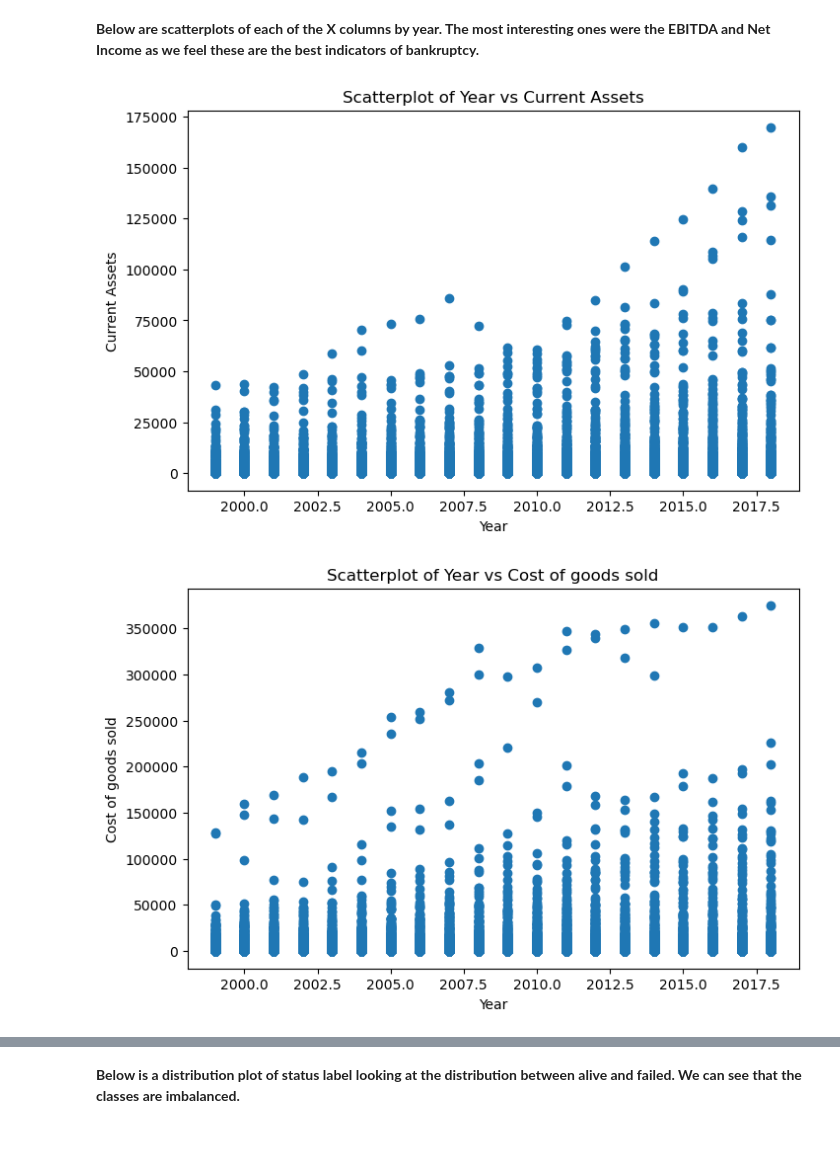
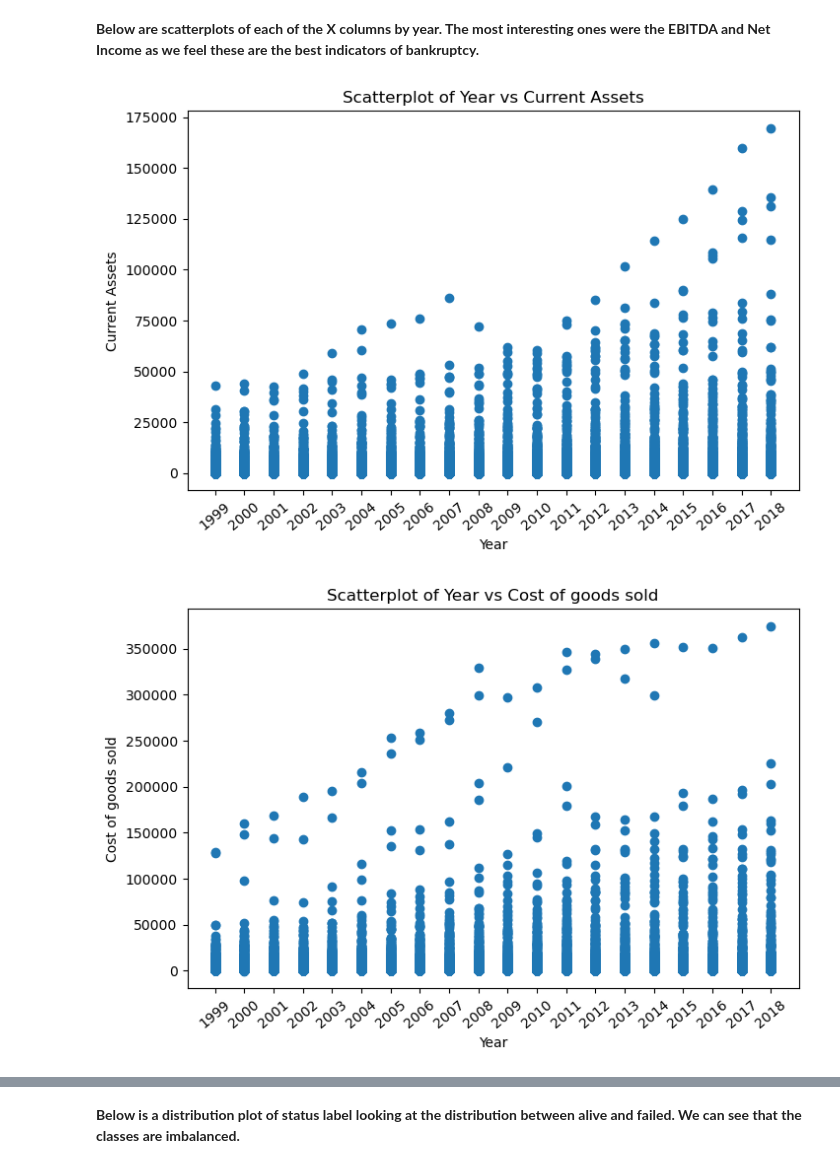
Before and after one commit to patelbb14/Project-5---Predicting-US-Company-Bankruptcy, a Jupyter notebook: 01_Data_Cleaning_and_EDA_vBinita.ipynb, the cells around one changed output, grey strips where cells are left out. Drawn from its saved outputs; the diff is of its cells as text; code cells hidden in the pictures; blank space fills up the shorter version.

```diff
--- a/01_Data_Cleaning_and_EDA_vBinita.ipynb
+++ b/01_Data_Cleaning_and_EDA_vBinita.ipynb
@@ -143,19 +143,21 @@ Index(['company_name', 'status_label', 'year', 'X1', 'X2', 'X3', 'X4', 'X5',
 # %%
 plt.figure(figsize=(8,5))
 plt.scatter(bank['year'], bank['X1'])
 plt.title('Scatterplot of Year vs Current Assets')
 plt.xlabel('Year')
-plt.ylabel('Current Assets');
+plt.ylabel('Current Assets')
+plt.xticks(range(1999,2019), rotation = 40);
 # %% [output]
-[figure, old version]
+[figure, new version]
 # %%
 plt.figure(figsize=(8,5))
 plt.scatter(bank['year'], bank['X2'])
 plt.title('Scatterplot of Year vs Cost of goods sold')
 plt.xlabel('Year')
-plt.ylabel('Cost of goods sold');
+plt.ylabel('Cost of goods sold')
+plt.xticks(range(1999,2019), rotation = 40);
 # %% [output]
-[figure, old version]
+[figure, new version]
 # %%
 plt.figure(figsize=(8,5))
 plt.scatter(bank['year'], bank['X3'])
```
Also changed, not shown: parts of 16 cells of this notebook.
